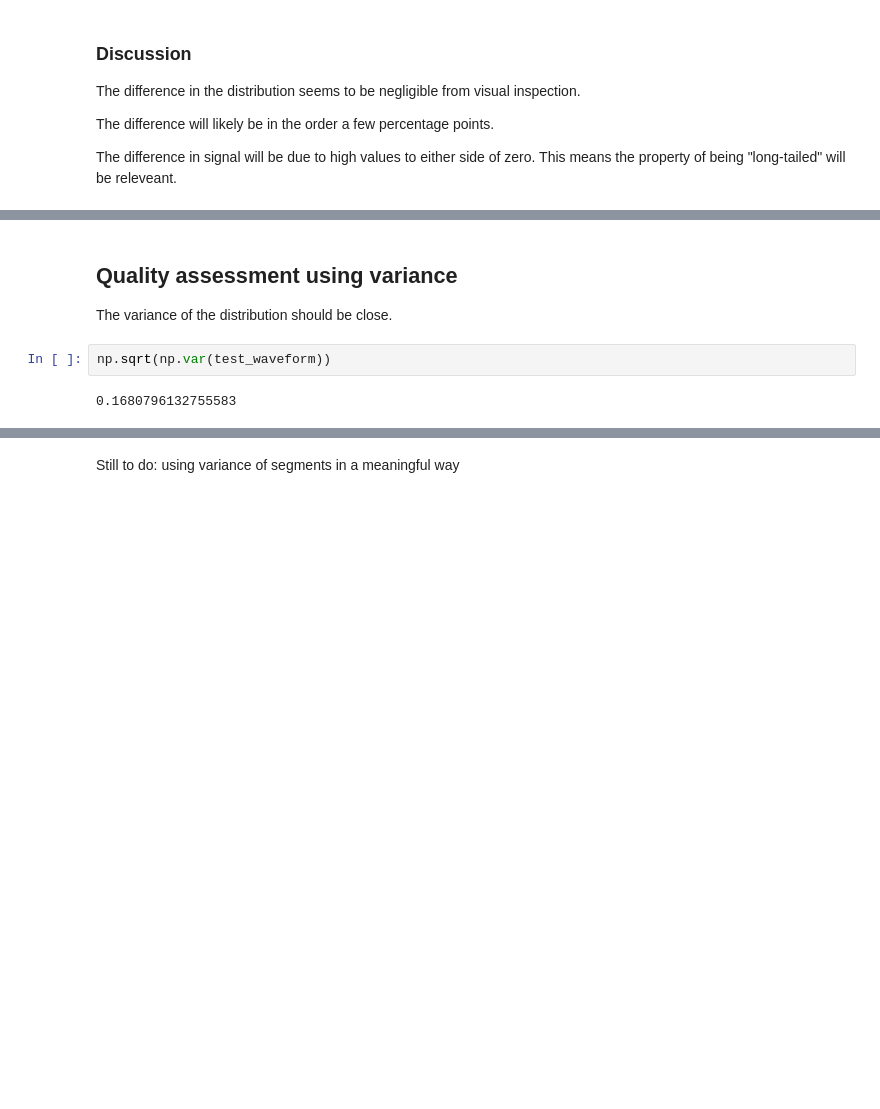
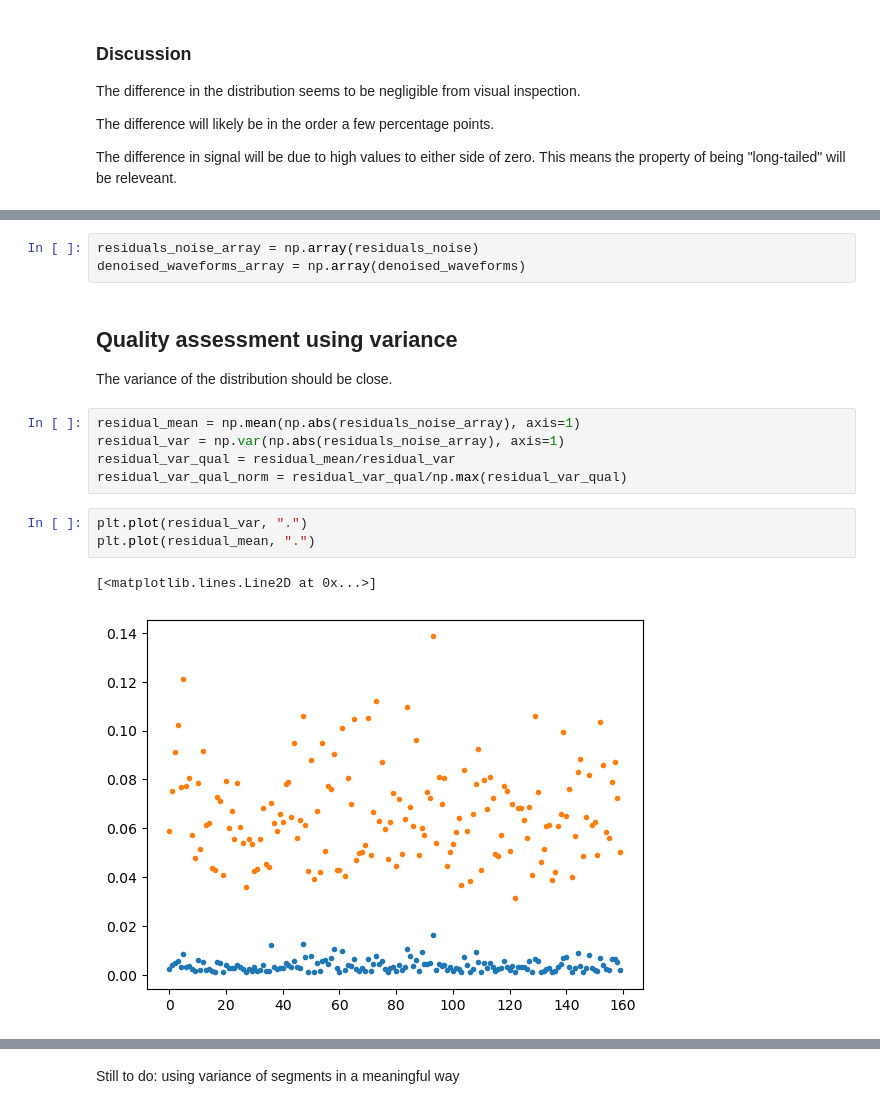
Before and after one commit to alexmundt/waveform-stft-denoise, a Jupyter notebook: Model - Testing.ipynb, the cells around one changed output, grey strips where cells are left out. Saved outputs shown, nothing was run; the diff lists cells and outputs as text; blank space fills up the shorter version.

```diff
--- a/Model - Testing.ipynb
+++ b/Model - Testing.ipynb
@@ -196,7 +214,17 @@ The difference in signal will be due to high values to either side of zero. This
+# %%
+residuals_noise_array = np.array(residuals_noise)
+denoised_waveforms_array = np.array(denoised_waveforms)
 # %% [markdown]
 ## Quality assessment using variance
 The variance of the distribution should be close.
+# %%
+residual_mean = np.mean(np.abs(residuals_noise_array), axis=1)
+residual_var = np.var(np.abs(residuals_noise_array), axis=1)
+residual_var_qual = residual_mean/residual_var
+residual_var_qual_norm = residual_var_qual/np.max(residual_var_qual)
 # %%
-np.sqrt(np.var(test_waveform))
+plt.plot(residual_var, ".")
+plt.plot(residual_mean, ".")
 # %% [output]
-0.1680796132755583
+[<matplotlib.lines.Line2D at 0x...>]
+[figure, added]
```
Also changed, not shown: parts of 15 cells of this notebook.
